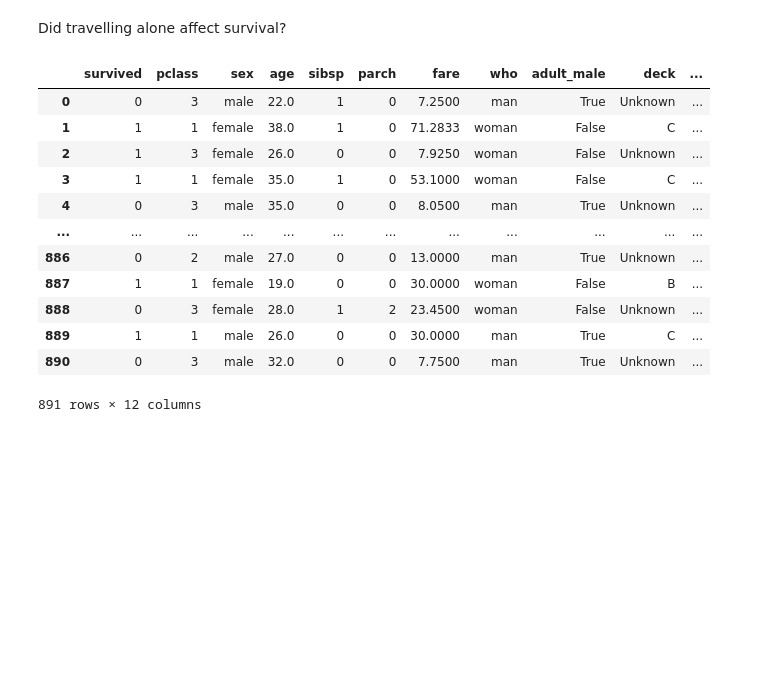
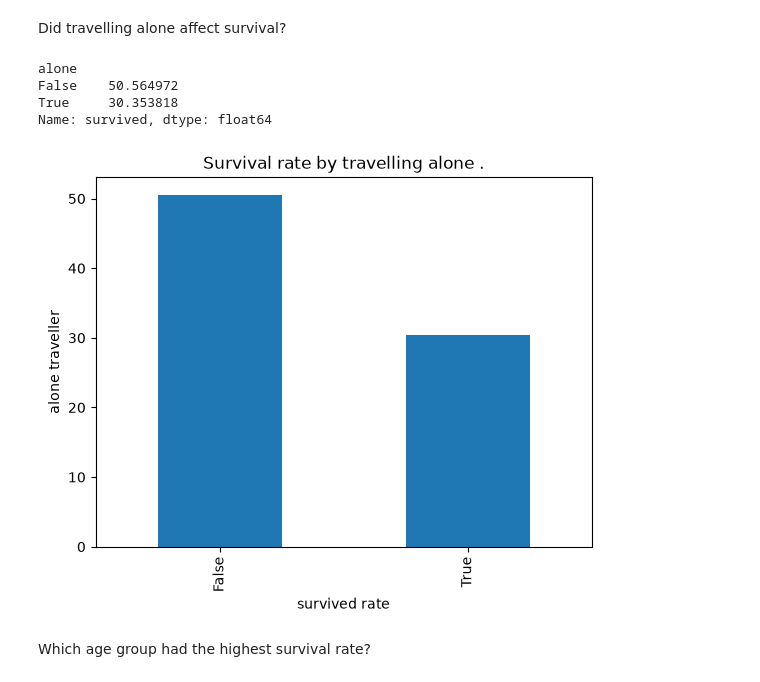
Before and after one commit to Sudipwaiba/Data-analysis-of-Titanic-, a Jupyter notebook: titanic.ipynb, the cells around one changed output. Drawn from its saved outputs; the diff is of its cells as text; code cells hidden in the pictures; blank space fills up the shorter version.

```diff
--- a/titanic.ipynb
+++ b/titanic.ipynb
@@ -338,18 +336,19 @@ Yes, According to the above bar graph those passenger who paid higher fares have
 # %% [markdown]
 Did travelling alone affect survival?
 # %%
-sns.scatterplot(x=df['alone'], y=df[''])
+travel_alone_survival= df.groupby('alone')['survived'].mean()*100
+print(travel_alone_survival)
+
+travel_alone_survival.plot( kind='bar')
+plt.title('Survival rate by travelling alone .')
+plt.ylabel('alone traveller')
+plt.xlabel('survived rate')
+plt.show()
 # %% [output]
-|  | survived | pclass | sex | age | sibsp | parch | fare | who | adult_male | deck | ... |
-| 0 | 0 | 3 | male | 22.0 | 1 | 0 | 7.2500 | man | True | Unknown | ... |
-| 1 | 1 | 1 | female | 38.0 | 1 | 0 | 71.2833 | woman | False | C | ... |
-| 2 | 1 | 3 | female | 26.0 | 0 | 0 | 7.9250 | woman | False | Unknown | ... |
-| 3 | 1 | 1 | female | 35.0 | 1 | 0 | 53.1000 | woman | False | C | ... |
-| 4 | 0 | 3 | male | 35.0 | 0 | 0 | 8.0500 | man | True | Unknown | ... |
-| ... | ... | ... | ... | ... | ... | ... | ... | ... | ... | ... | ... |
-| 886 | 0 | 2 | male | 27.0 | 0 | 0 | 13.0000 | man | True | Unknown | ... |
-| 887 | 1 | 1 | female | 19.0 | 0 | 0 | 30.0000 | woman | False | B | ... |
-| 888 | 0 | 3 | female | 28.0 | 1 | 2 | 23.4500 | woman | False | Unknown | ... |
-| 889 | 1 | 1 | male | 26.0 | 0 | 0 | 30.0000 | man | True | C | ... |
-| 890 | 0 | 3 | male | 32.0 | 0 | 0 | 7.7500 | man | True | Unknown | ... |
-891 rows × 12 columns
+alone
+False    50.564972
+True     30.353818
+Name: survived, dtype: float64
+[figure, added]
+# %% [markdown]
+Which age group had the highest survival rate?
```
Also changed, not shown: parts of 3 cells of this notebook.
